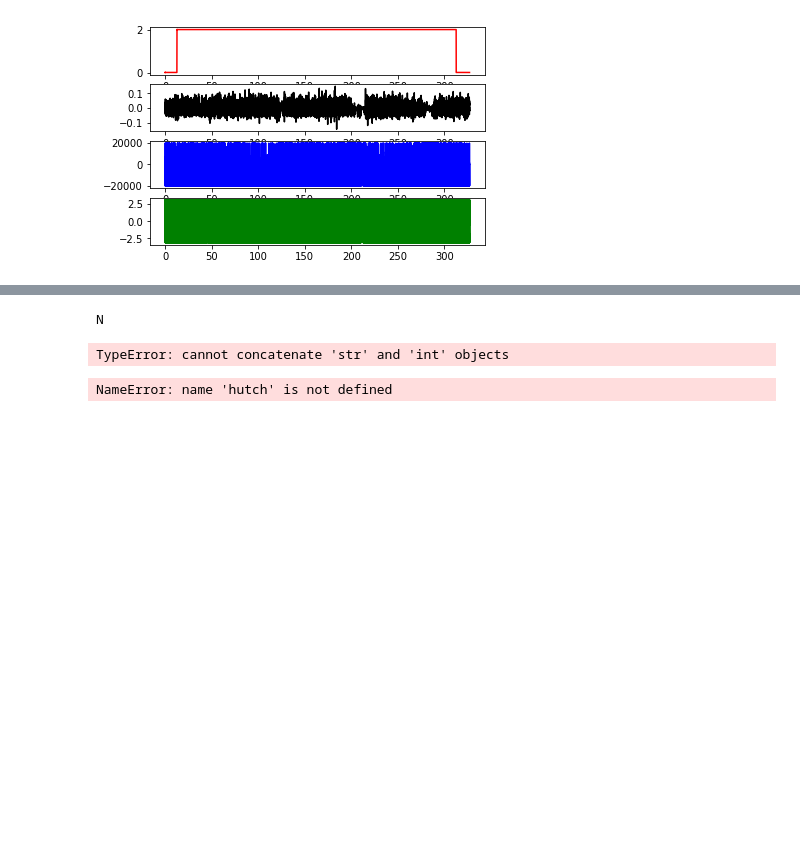
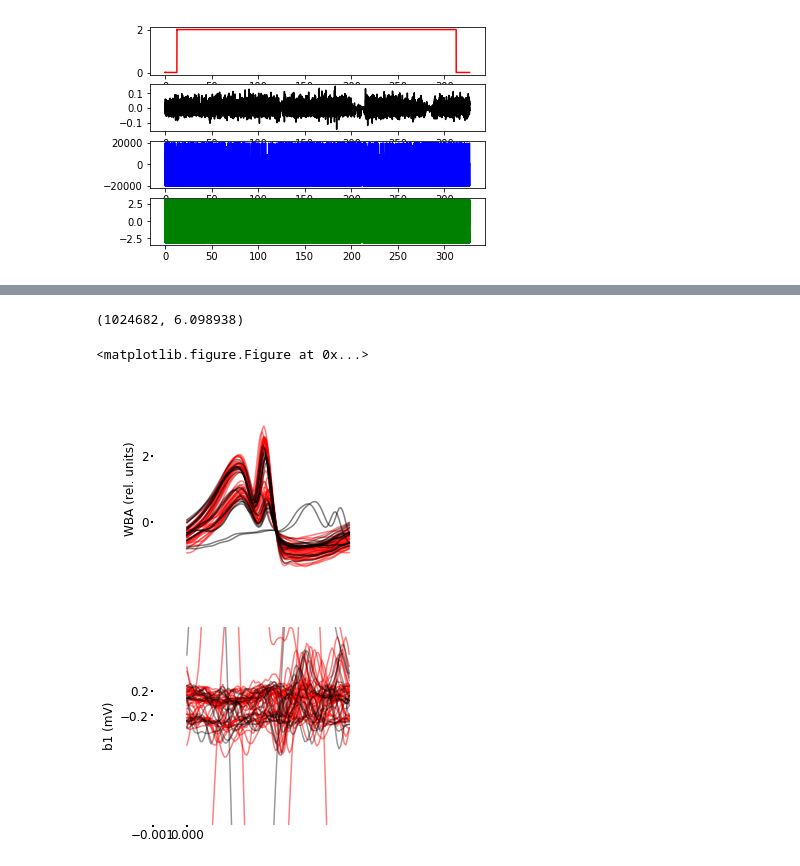
Before and after one commit to lyshds/dn_activation_rec_ubu, a Jupyter notebook: S37/s37_analysis_b1_phase.ipynb, the cells around one changed output, grey strips where cells are left out. Cells and saved outputs as stored; diff of their text form; code cells hidden in the pictures; blank space fills up the shorter version.

```diff
--- a/S37/s37_analysis_b1_phase.ipynb
+++ b/S37/s37_analysis_b1_phase.ipynb
@@ -688,7 +726,7 @@ plt.show()
 #### Maybe delete this
 
 
-crimson = np.asarray(bl.segments[0].analogsignals[7])
+crimson = np.asarray(bl.segments[0].analogsignals[12])
 
 indices = np.arange(len(crimson))
 
@@ -848,35 +886,36 @@ ax.spines['right'].set_visible(False)
 ax.spines['bottom'].set_visible(False)
 
 ax.xaxis.set_ticks_position('bottom')
 ax.yaxis.set_ticks_position('left')
 
 
 ax2 = fig.add_subplot(224)
 for i in range(len(musc_wave)):
     ax2.plot(t, musc_wave[i], 'k', alpha = 0.4) #0.5
 
 ax2.set_ylabel('b1 (mV)')
 ax2.spines['left'].set_bounds(-0.2, 0.2)
 ax2.set_ylim((-2, 1.25))
 ax2.set_xlim((-0.001, .005))
 ax2.set_yticks([-.2, .2])
 ax2.spines['bottom'].set_bounds(-0.001, 0)
 ax2.set_xticks([-0.001, 0])
 ax2.tick_params(axis='both', which='major', pad=2)
 
 ax2.spines['top'].set_visible(False)
 ax2.spines['right'].set_visible(False)
 #ax2.spines['bottom'].set_visible(False)
 
 ax2.xaxis.set_ticks_position('bottom')
 ax2.yaxis.set_ticks_position('left')
 
 
 plt.savefig('hutch_n_spike.pdf')
 #gcf().savefig
 # %% [output]
-N
+(1024682, 6.098938)
-TypeError: cannot concatenate 'str' and 'int' objects
+<matplotlib.figure.Figure at 0x...>
+[figure, added]
 # %%
 #hutch_seg = hutch[1010000:1013000]
 #musc_seg = musc[1010000:1013000]
@@ -942,5 +981,3 @@ ax2.spines['right'].set_visible(False)
 
 ax2.xaxis.set_ticks_position('bottom')
 ax2.yaxis.set_ticks_position('left')
-# %% [output]
-NameError: name 'hutch' is not defined
```
Also changed, not shown: parts of 14 cells of this notebook, 4 other files.
